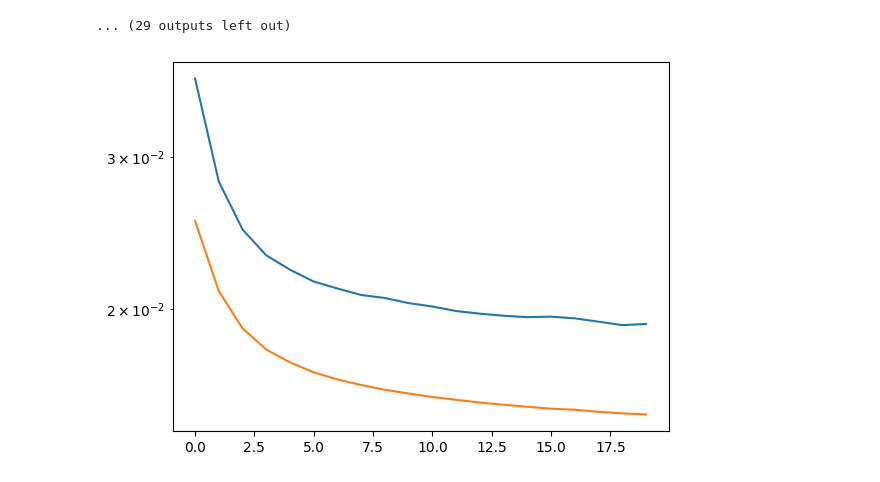
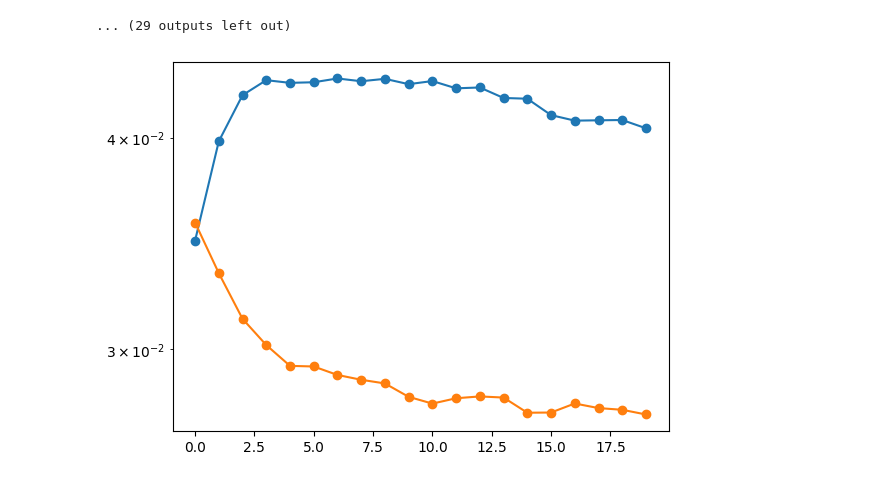
Before and after one commit to H-IAAC/WorldMachine, a Jupyter notebook: dev/toy1d_post_train.ipynb, the cells around one changed output. Cells and saved outputs as stored; diff of their text form; code cells hidden in the pictures.

Commit message:
SetLocal

```diff
--- a/dev/toy1d_post_train.ipynb
+++ b/dev/toy1d_post_train.ipynb
@@ -129,0 +157,27 @@ from world_machine.train.scheduler import UniformScheduler
+# %%
+
+
+
+model : WorldMachine = torch.load("toy1d_experiments/toy1d_model.pt", weights_only=False, map_location=device)
+
+n_epoch = 20
+
+for module in model.modules():
+    if isinstance(module, MultiHeadAttention):
+        module.local_only = True
+        module.requires_grad_(False)
+
+optimizer = AdamW(model.parameters(), lr=5e-6, weight_decay=5e-7)
+
+model.to(device)
+
+stages = []
+
+stages.append(SensorialMasker(UniformScheduler(0, 1, n_epoch)))
+stages.append(StateManager())
+stages.append(LossManager(multiply_target_masks=False))
+stages.append(SetLocal())
+
+trainer = Trainer(criterion_set, stages, seed=0)
+
+history = trainer(model, dataloaders, optimizer, n_epoch)
@@ -178,14 +248,14 @@ VAL Epoch [5/20],             Loss: 0.0173
 Epoch [6/20],             Loss: 0.0215, Elapsed Time: 34.33 sec
 ... (29 outputs left out)
 # %%
-plt.plot(training_info["toy1d_train_history"]["optimizer_loss_train"])
-plt.plot(training_info["toy1d_train_history"]["optimizer_loss_val"])
+plt.plot(history["optimizer_loss_train"], "o-")
+plt.plot(history["optimizer_loss_val"], "o-")
 
 plt.yscale("log")
 
 plt.show()
 # %% [output]
-[figure, old version]
+[figure, new version]
 # %%
 #metrics = toy1d_metrics(model, outputs["dataloaders"], criterion_set)
 
```
Also changed, not shown: parts of 14 cells of this notebook, 8 other files.
